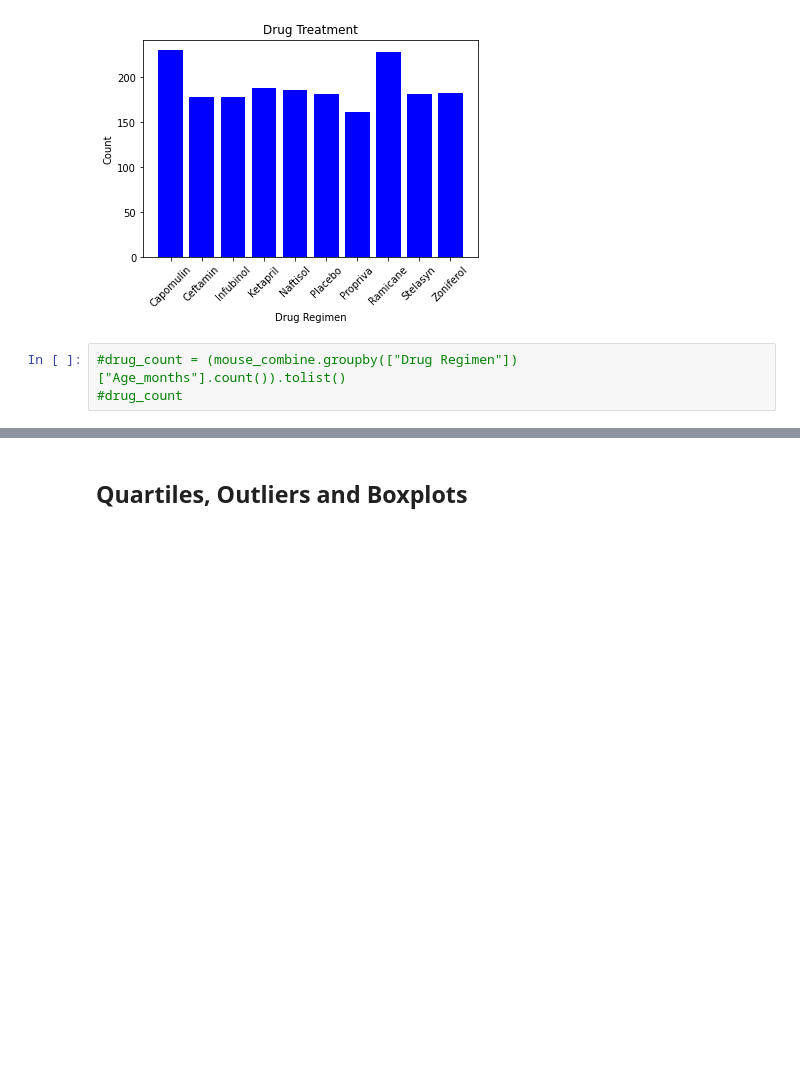
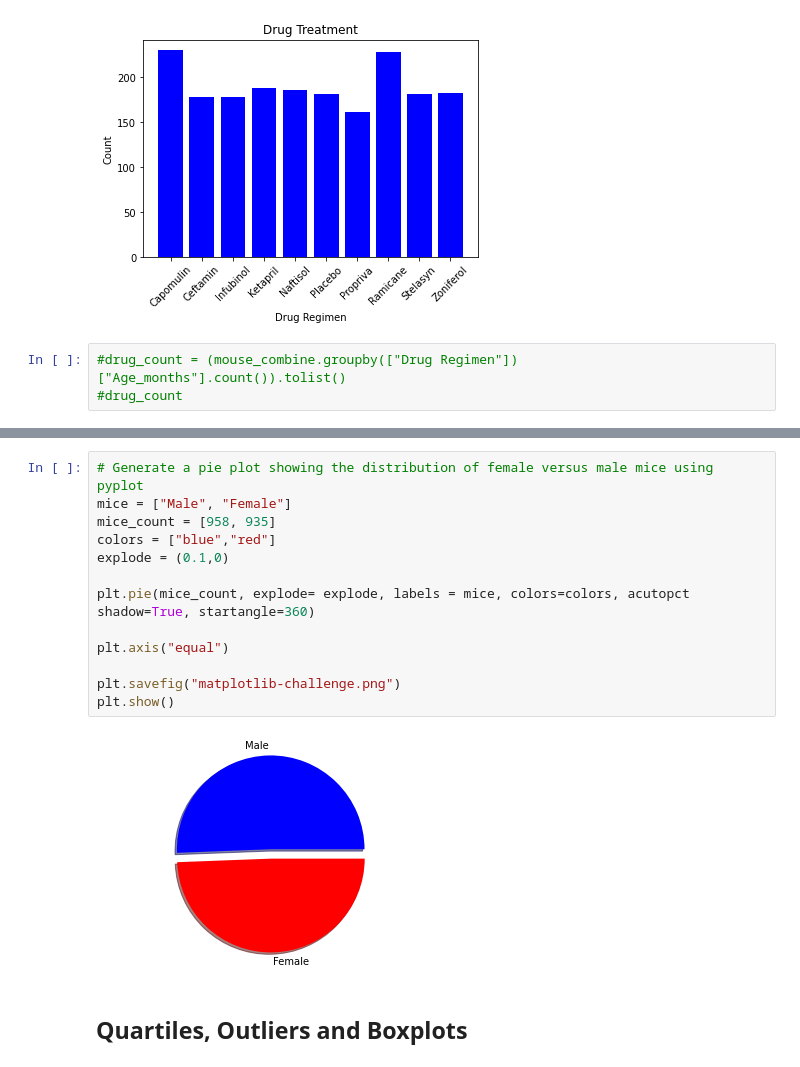
Before and after one commit to swanifereight/matplotlib-challenge, a Jupyter notebook: Pymaceuticals/pymaceuticals_starter.ipynb, the cells around one changed output, grey strips where cells are left out. Drawn from its saved outputs; the diff is of its cells as text; blank space fills up the shorter version.

```diff
--- a/Pymaceuticals/pymaceuticals_starter.ipynb
+++ b/Pymaceuticals/pymaceuticals_starter.ipynb
@@ -191,3 +187,18 @@ Text(0, 0.5, 'Count')
+# %%
+# Generate a pie plot showing the distribution of female versus male mice using pyplot
+mice = ["Male", "Female"]
+mice_count = [958, 935]
+colors = ["blue","red"]
+explode = (0.1,0)
+
+plt.pie(mice_count, explode= explode, labels = mice, colors=colors, acutopct shadow=True, startangle=360)
+
+plt.axis("equal")
+
+plt.savefig("matplotlib-challenge.png")
+plt.show()
+# %% [output]
+[figure, added]
 # %% [markdown]
 ## Quartiles, Outliers and Boxplots
 # %%
```
Also changed, not shown: parts of 7 cells of this notebook, 2 other files.
